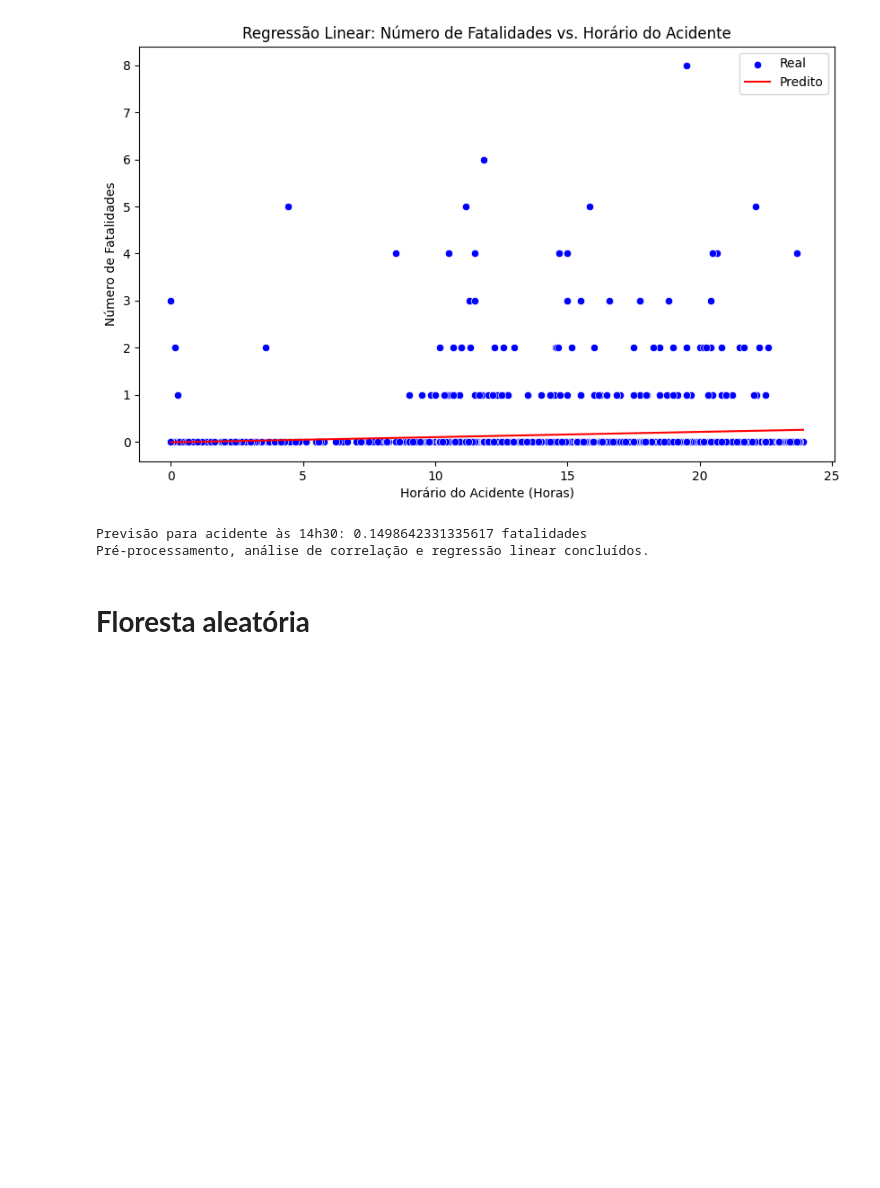
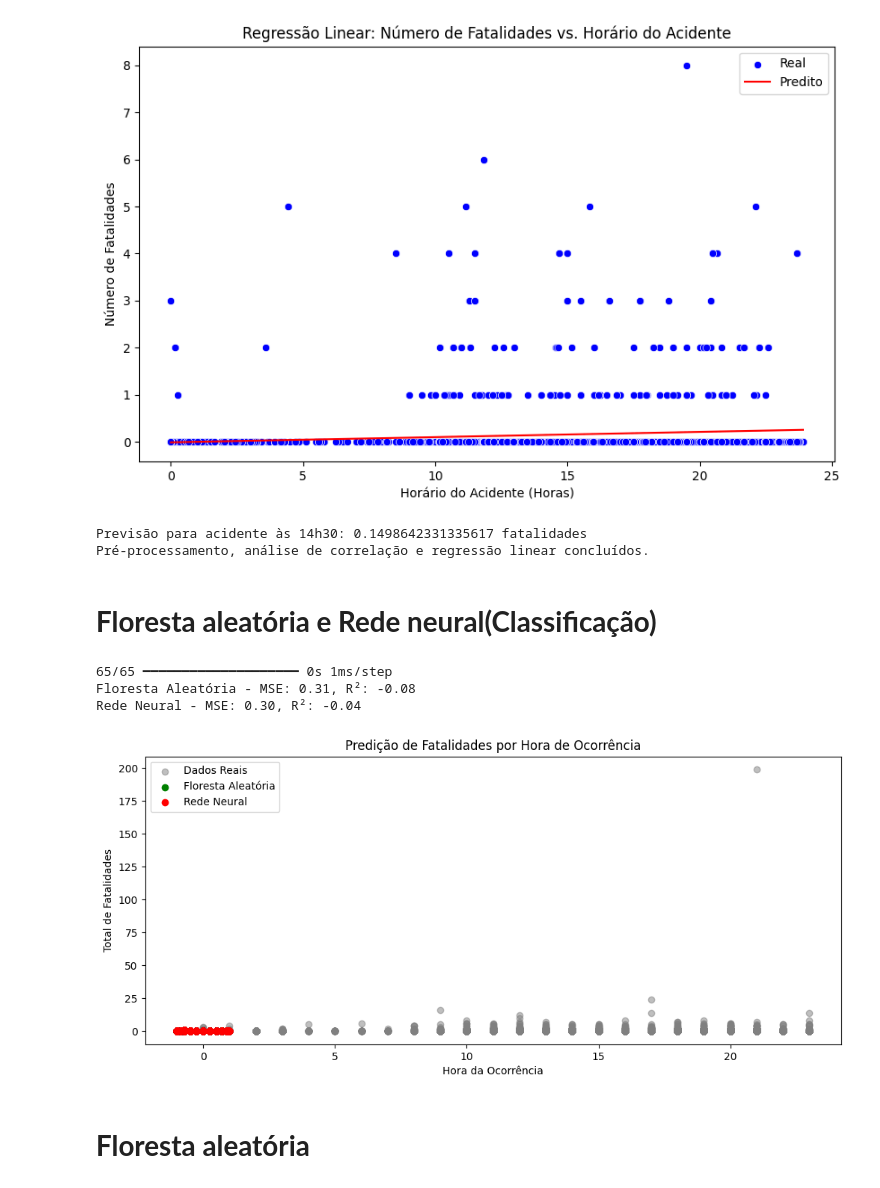
Before and after one commit to rhaulmendonca/Acidentes-por-Aeronave, a Jupyter notebook: Sistemas de Apoio à Decisão/CENIPA_Acidentes_por_aeronave.ipynb, the cells around one changed output. Saved outputs shown, nothing was run; the diff lists cells and outputs as text; code cells hidden in the pictures; blank space fills up the shorter version.

```diff
--- a/Sistemas de Apoio à Decisão/CENIPA_Acidentes_por_aeronave.ipynb
+++ b/Sistemas de Apoio à Decisão/CENIPA_Acidentes_por_aeronave.ipynb
@@ -892,6 +892,70 @@ R²: -0.015724001811498134
 [figure]
 Previsão para acidente às 14h30: 0.1498642331335617 fatalidades
 Pré-processamento, análise de correlação e regressão linear concluídos.
+# %% [markdown]
+# **Floresta aleatória e Rede neural(Classificação)**
+# %%
+from sklearn.model_selection import train_test_split
+from sklearn.ensemble import RandomForestRegressor
+from sklearn.metrics import mean_squared_error, r2_score
+from tensorflow import keras
+from tensorflow.keras import layers
+
+# Converter "Hora da ocorrência" para um valor numérico
+# Supondo que os valores estejam no formato HH:MM:SS
+df["Hora da ocorrência"] = pd.to_datetime(df["Hora da ocorrência"], format="%H:%M:%S").dt.hour
+
+# Conversão para codificação cíclica
+X_hour = df["Hora da ocorrência"].values
+X_sin = np.sin(2 * np.pi * X_hour / 24)
+X_cos = np.cos(2 * np.pi * X_hour / 24)
+X = np.column_stack((X_sin, X_cos))
+
+y = df["Total de fatalidades"].values
+
+# Divisão dos dados em treino e teste
+X_train, X_test, y_train, y_test = train_test_split(X, y, test_size=0.2, random_state=42)
+
+# Floresta Aleatória
+rf = RandomForestRegressor(n_estimators=100, random_state=42)
+rf.fit(X_train, y_train)
+y_pred_rf = rf.predict(X_test)
+
+# Rede Neural
+model = keras.Sequential([
+    layers.Dense(16, activation='relu', input_shape=(2,)),
+    layers.Dense(16, activation='relu'),
+    layers.Dense(1)
+])
+
+model.compile(optimizer='adam', loss='mse')
+model.fit(X_train, y_train, epochs=50, verbose=0)
+y_pred_nn = model.predict(X_test).flatten()
+
+# Avaliação dos modelos
+def evaluate_model(name, y_true, y_pred):
+    mse = mean_squared_error(y_true, y_pred)
+    r2 = r2_score(y_true, y_pred)
+    print(f"{name} - MSE: {mse:.2f}, R²: {r2:.2f}")
+
+evaluate_model("Floresta Aleatória", y_test, y_pred_rf)
+evaluate_model("Rede Neural", y_test, y_pred_nn)
+
+# Plotagem dos resultados
+plt.figure(figsize=(12, 5))
+plt.scatter(X_hour, y, color='gray', alpha=0.5, label='Dados Reais')
+plt.scatter(X_test[:, 0], y_pred_rf, color='green', label='Floresta Aleatória')
+plt.scatter(X_test[:, 0], y_pred_nn, color='red', label='Rede Neural')
+plt.xlabel("Hora da Ocorrência")
+plt.ylabel("Total de Fatalidades")
+plt.legend()
+plt.title("Predição de Fatalidades por Hora de Ocorrência")
+plt.show()
+# %% [output]
+65/65 ━━━━━━━━━━━━━━━━━━━━ 0s 1ms/step
+Floresta Aleatória - MSE: 0.31, R²: -0.08
+Rede Neural - MSE: 0.30, R²: -0.04
+[figure, added]
 # %% [markdown]
 # **Floresta aleatória**
 # %%
```
Also changed, not shown: parts of 2 cells of this notebook.
